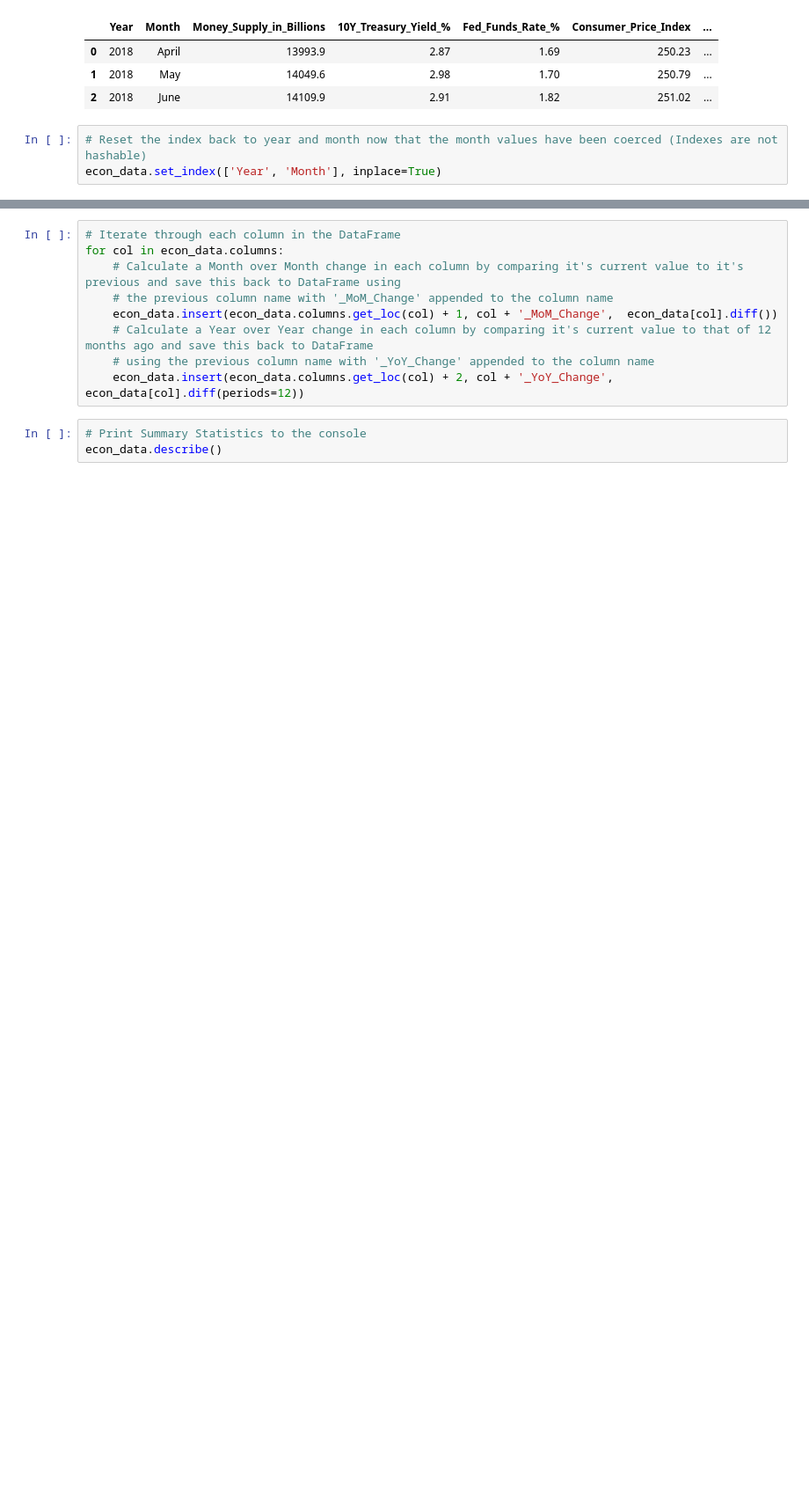
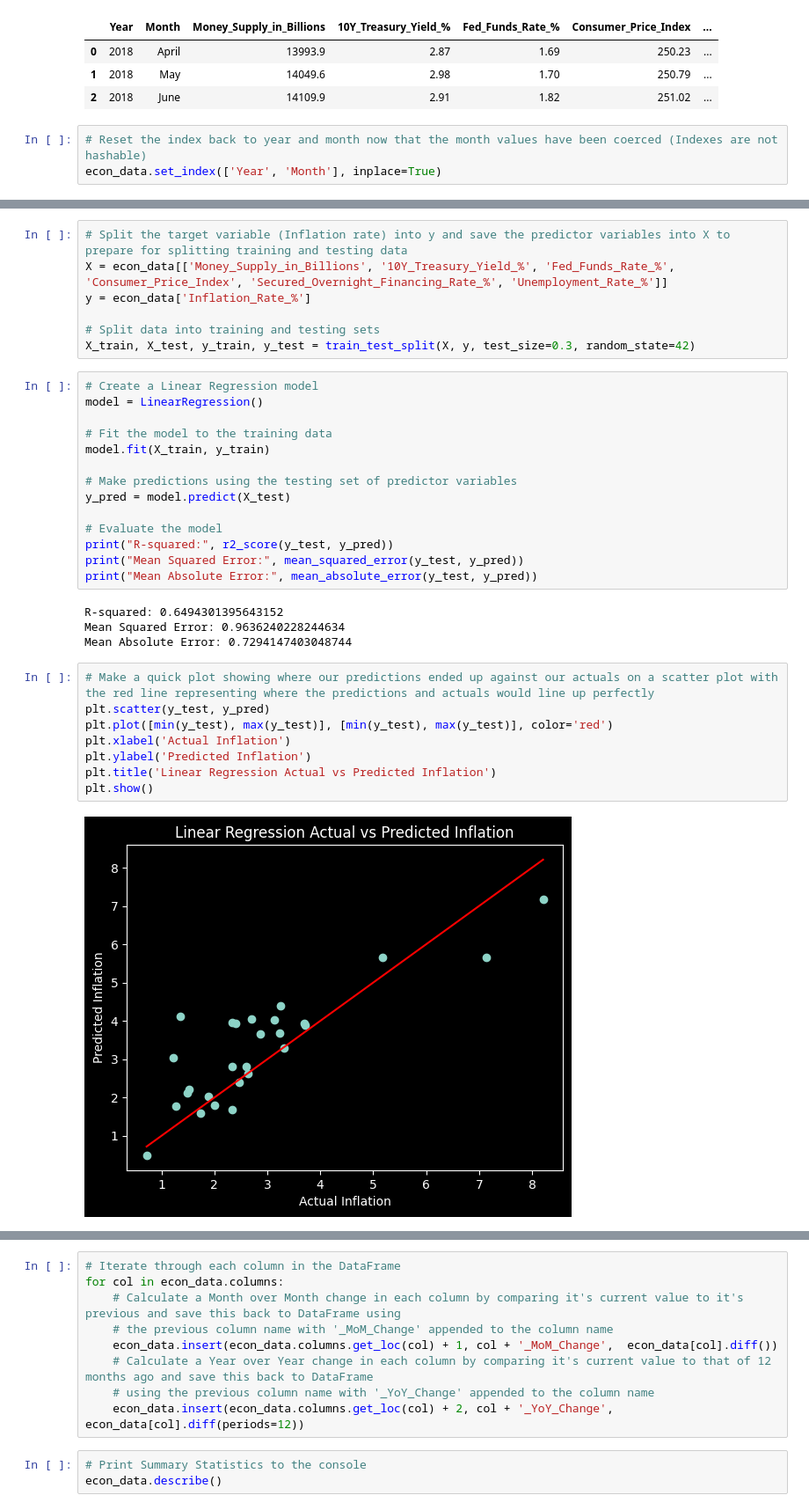
Before and after one commit to matt-harvey-data/US_Economic_Indicators_2018-2025, a Jupyter notebook: US_Macro_Economic_Indicators_2018-2025.ipynb, the cells around one changed output, grey strips where cells are left out. Shown: that part at 88% size. Cells and saved outputs as stored; diff of their text form; blank space fills up the shorter version.

```diff
--- a/US_Macro_Economic_Indicators_2018-2025.ipynb
+++ b/US_Macro_Economic_Indicators_2018-2025.ipynb
@@ -183,0 +218,35 @@ plt.show()
+# %%
+# Split the target variable (Inflation rate) into y and save the predictor variables into X to prepare for splitting training and testing data
+X = econ_data[['Money_Supply_in_Billions', '10Y_Treasury_Yield_%', 'Fed_Funds_Rate_%', 'Consumer_Price_Index', 'Secured_Overnight_Financing_Rate_%', 'Unemployment_Rate_%']]
+y = econ_data['Inflation_Rate_%']
+
+# Split data into training and testing sets
+X_train, X_test, y_train, y_test = train_test_split(X, y, test_size=0.3, random_state=42)
+# %%
+# Create a Linear Regression model
+model = LinearRegression()
+
+# Fit the model to the training data
+model.fit(X_train, y_train)
+
+# Make predictions using the testing set of predictor variables
+y_pred = model.predict(X_test)
+
+# Evaluate the model
+print("R-squared:", r2_score(y_test, y_pred))
+print("Mean Squared Error:", mean_squared_error(y_test, y_pred))
+print("Mean Absolute Error:", mean_absolute_error(y_test, y_pred))
+# %% [output]
+R-squared: 0.6494301395643152
+Mean Squared Error: 0.9636240228244634
+Mean Absolute Error: 0.7294147403048744
+# %%
+# Make a quick plot showing where our predictions ended up against our actuals on a scatter plot with the red line representing where the predictions and actuals would line up perfectly
+plt.scatter(y_test, y_pred)
+plt.plot([min(y_test), max(y_test)], [min(y_test), max(y_test)], color='red')
+plt.xlabel('Actual Inflation')
+plt.ylabel('Predicted Inflation')
+plt.title('Linear Regression Actual vs Predicted Inflation')
+plt.show()
+# %% [output]
+[figure, added]
```
Also changed, not shown: parts of 12 cells of this notebook.
